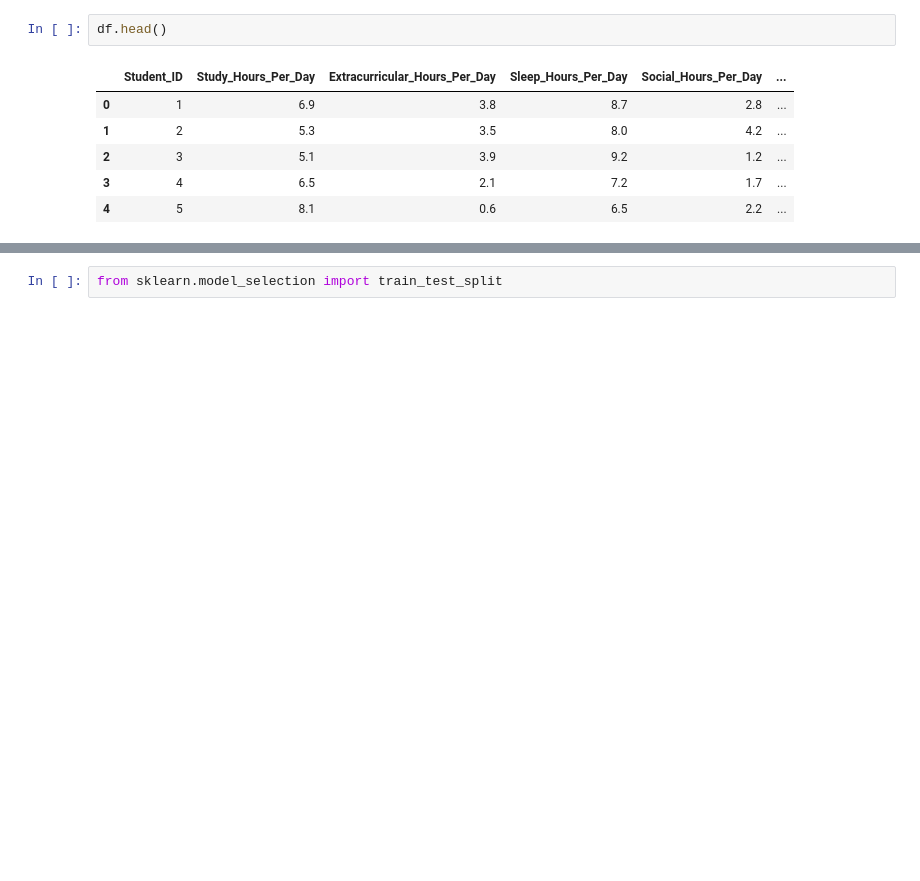
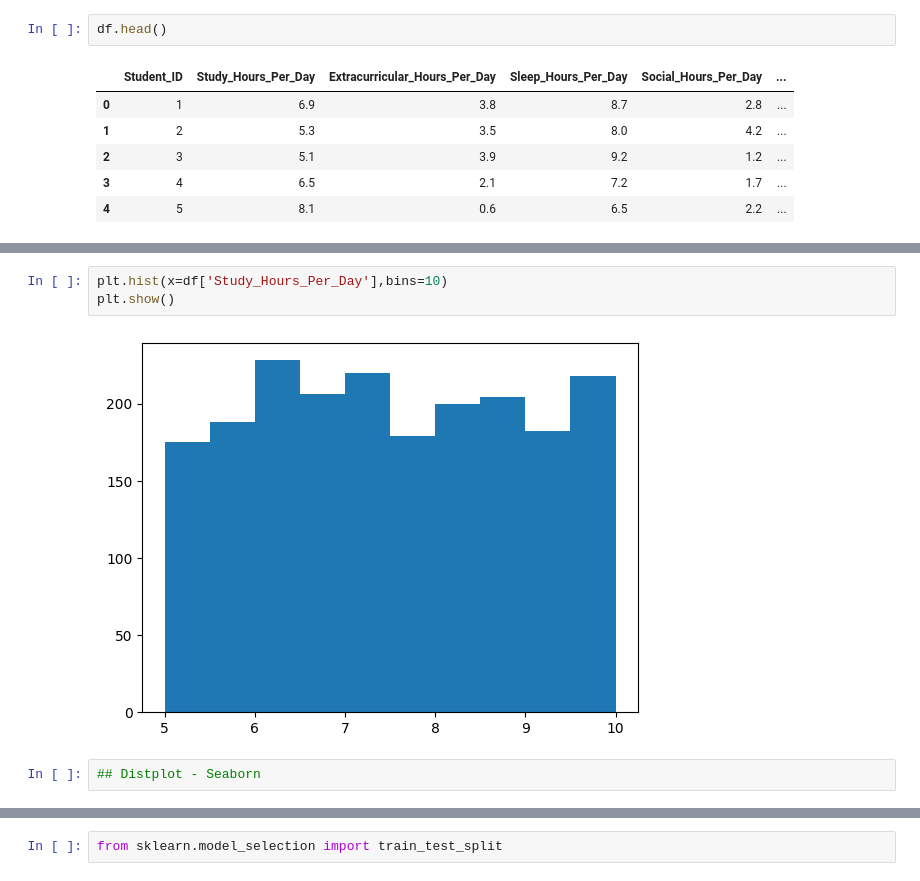
Before and after one commit to shivam-kumar3/Complete-Machine-Learning-NLP-Bootcamp-MLOPS-Deployment, a Jupyter notebook: EDA/EDA.ipynb, the cells around one changed output, grey strips where cells are left out. Saved outputs shown, nothing was run; the diff lists cells and outputs as text; blank space fills up the shorter version.

```diff
--- a/EDA/EDA.ipynb
+++ b/EDA/EDA.ipynb
@@ -136,0 +157,7 @@ df.head()
+# %%
+plt.hist(x=df['Study_Hours_Per_Day'],bins=10)
+plt.show()
+# %% [output]
+[figure, added]
+# %%
+## Distplot - Seaborn
```
Also changed, not shown: parts of 4 cells of this notebook.
